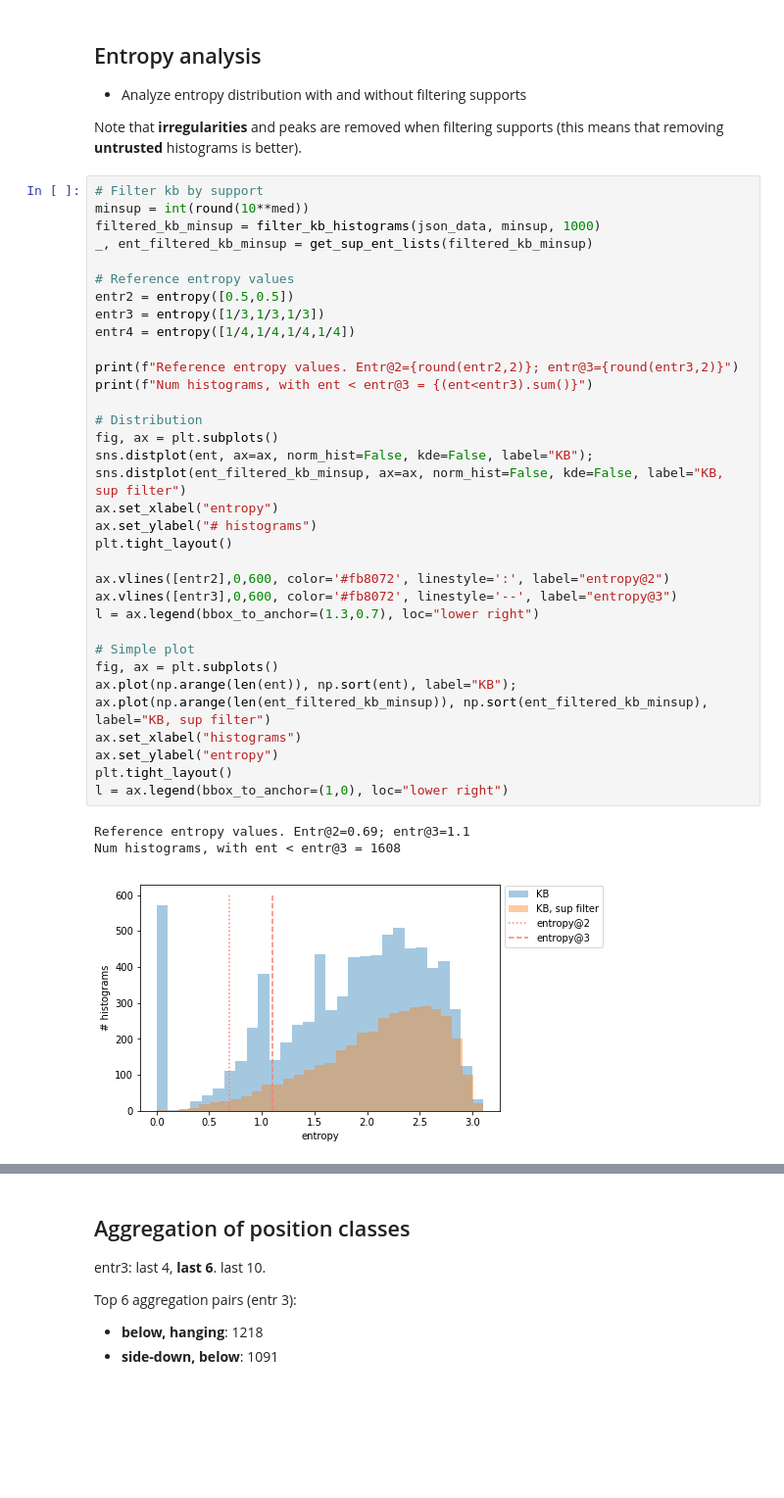
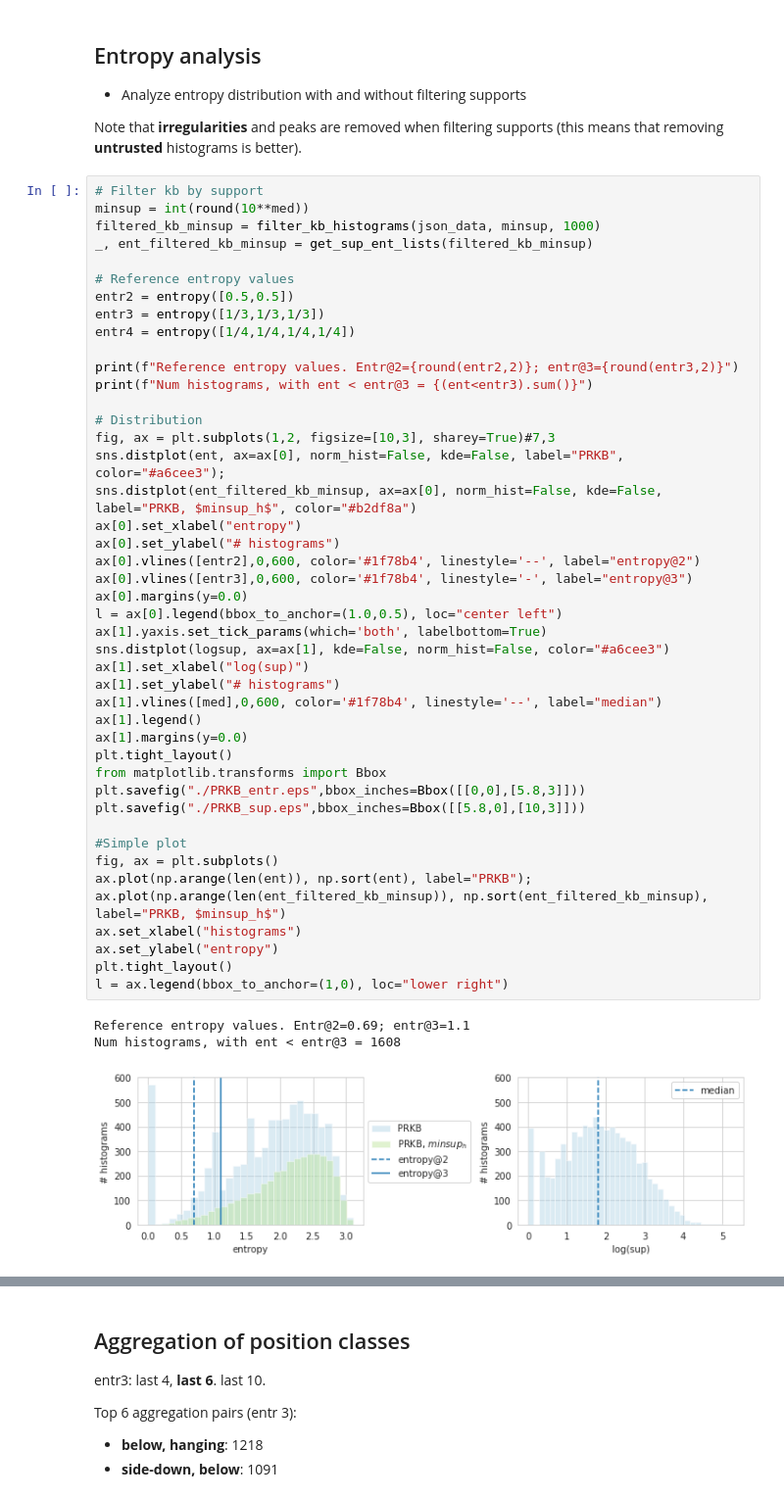
Before and after one commit to AndreaPasini/SImS, a Jupyter notebook: KBanalysis.ipynb, the cells around one changed output, grey strips where cells are left out. Shown at 98% size. Cells and saved outputs as stored; diff of their text form; blank space fills up the shorter version.

```diff
--- a/KBanalysis.ipynb
+++ b/KBanalysis.ipynb
@@ -102,38 +116,48 @@ Note that **irregularities** and peaks are removed when filtering supports (this
 # %%
 # Filter kb by support
 minsup = int(round(10**med))
 filtered_kb_minsup = filter_kb_histograms(json_data, minsup, 1000)
 _, ent_filtered_kb_minsup = get_sup_ent_lists(filtered_kb_minsup)
 
 # Reference entropy values
 entr2 = entropy([0.5,0.5])
 entr3 = entropy([1/3,1/3,1/3])
 entr4 = entropy([1/4,1/4,1/4,1/4])
 
 print(f"Reference entropy values. Entr@2={round(entr2,2)}; entr@3={round(entr3,2)}")
 print(f"Num histograms, with ent < entr@3 = {(ent<entr3).sum()}")
 
 # Distribution
+fig, ax = plt.subplots(1,2, figsize=[10,3], sharey=True)#7,3
+sns.distplot(ent, ax=ax[0], norm_hist=False, kde=False, label="PRKB", color="#a6cee3");
+sns.distplot(ent_filtered_kb_minsup, ax=ax[0], norm_hist=False, kde=False, label="PRKB, $minsup_h$", color="#b2df8a")
+ax[0].set_xlabel("entropy")
+ax[0].set_ylabel("# histograms")
+ax[0].vlines([entr2],0,600, color='#1f78b4', linestyle='--', label="entropy@2")
+ax[0].vlines([entr3],0,600, color='#1f78b4', linestyle='-', label="entropy@3")
+ax[0].margins(y=0.0)
+l = ax[0].legend(bbox_to_anchor=(1.0,0.5), loc="center left")
+ax[1].yaxis.set_tick_params(which='both', labelbottom=True)
+sns.distplot(logsup, ax=ax[1], kde=False, norm_hist=False, color="#a6cee3")
+ax[1].set_xlabel("log(sup)")
+ax[1].set_ylabel("# histograms")
+ax[1].vlines([med],0,600, color='#1f78b4', linestyle='--', label="median")
+ax[1].legend()
+ax[1].margins(y=0.0)
+plt.tight_layout()
+from matplotlib.transforms import Bbox
+plt.savefig("./PRKB_entr.eps",bbox_inches=Bbox([[0,0],[5.8,3]]))
+plt.savefig("./PRKB_sup.eps",bbox_inches=Bbox([[5.8,0],[10,3]]))
+
+#Simple plot
 fig, ax = plt.subplots()
-sns.distplot(ent, ax=ax, norm_hist=False, kde=False, label="KB");
-sns.distplot(ent_filtered_kb_minsup, ax=ax, norm_hist=False, kde=False, label="KB, sup filter")
-ax.set_xlabel("entropy")
-ax.set_ylabel("# histograms")
-plt.tight_layout()
-
-ax.vlines([entr2],0,600, color='#fb8072', linestyle=':', label="entropy@2")
-ax.vlines([entr3],0,600, color='#fb8072', linestyle='--', label="entropy@3")
-l = ax.legend(bbox_to_anchor=(1.3,0.7), loc="lower right")
-
-# Simple plot
-fig, ax = plt.subplots()
-ax.plot(np.arange(len(ent)), np.sort(ent), label="KB");
-ax.plot(np.arange(len(ent_filtered_kb_minsup)), np.sort(ent_filtered_kb_minsup), label="KB, sup filter")
+ax.plot(np.arange(len(ent)), np.sort(ent), label="PRKB");
+ax.plot(np.arange(len(ent_filtered_kb_minsup)), np.sort(ent_filtered_kb_minsup), label="PRKB, $minsup_h$")
 ax.set_xlabel("histograms")
 ax.set_ylabel("entropy")
 plt.tight_layout()
 l = ax.legend(bbox_to_anchor=(1,0), loc="lower right")
 # %% [output]
 Reference entropy values. Entr@2=0.69; entr@3=1.1
 Num histograms, with ent < entr@3 = 1608
-[figure, old version]
+[figure, new version]
```
Also changed, not shown: parts of 10 cells of this notebook, 11 other files.
